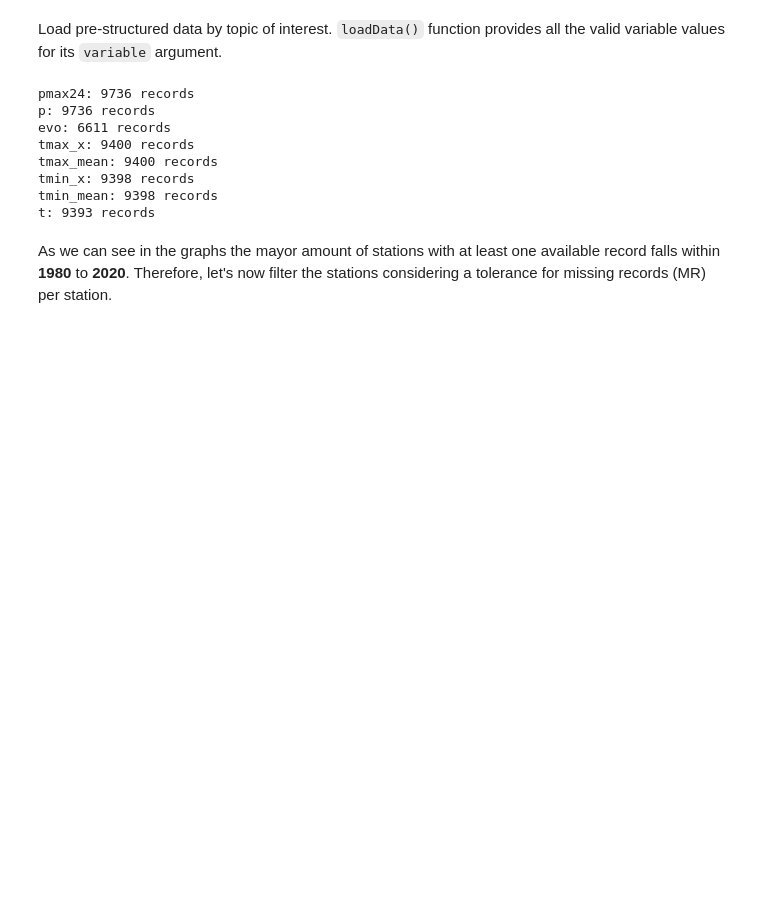
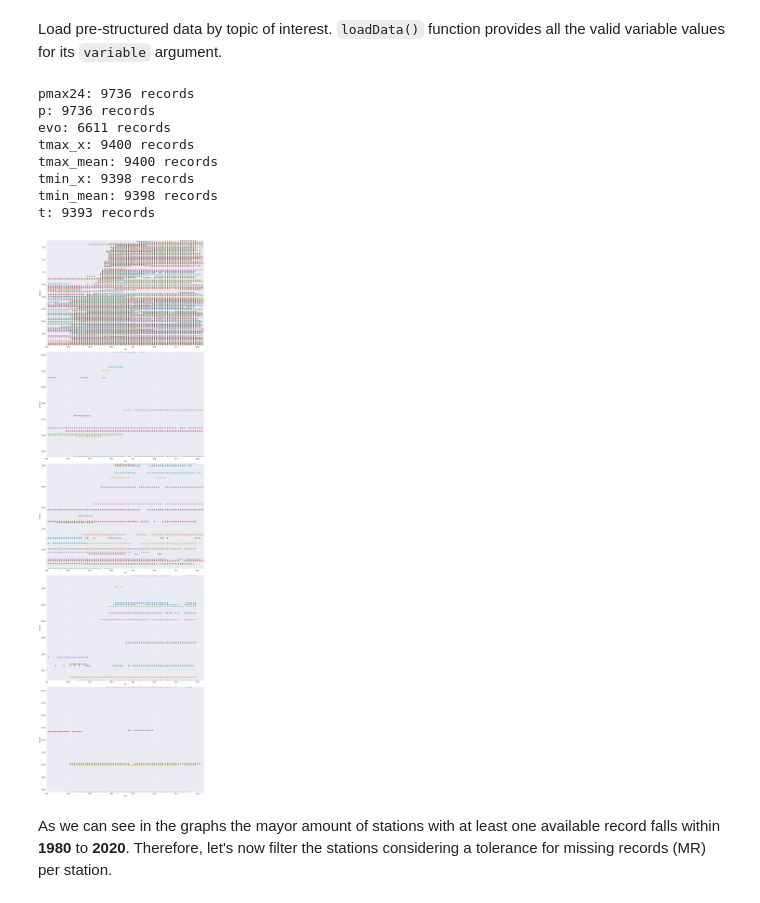
Before and after one commit to FranciscoRuiz04/NMS, a Jupyter notebook: analysis.ipynb, the cells around one changed output. Saved outputs shown, nothing was run; the diff lists cells and outputs as text; code cells hidden in the pictures; blank space fills up the shorter version.

```diff
--- a/analysis.ipynb
+++ b/analysis.ipynb
@@ -12,10 +12,10 @@ import matplotlib as mpl
 # %% [markdown]
 First, let's parse the *kml* file which has the URLs to the statistics HTML file. For that is neccessary to pass a `pd.Series` type object with the respective station points into `seekData()` function.
 # %%
-kmlFile = r'EstacionesClimatologicas\doc.kml'
-pointsFile = r'EstacionesClimatologicas\ROI.gpkg'
+kmlFile = r'KML_unzipped\doc.kml'
+pointsFile = r'Gto\stats_itrf92\stats_itrf92.shp'
 
-vectorPoints = read_file(pointsFile, layer='stats')
+vectorPoints = read_file(pointsFile)
 stats = vectorPoints.Name
 # %% [markdown]
 Now, we're going to scrape the _**xml**_ content from _**kml**_ file to get the URL that will take us to statistics HTML file for the desired period passed. Once the link has been recovered, a new folder created by default into the current working directory named **RawData** will contain one __txt__ file for each station. There will exists the same data than we could find in the **National Meteorological Service**  official web page.
@@ -49,33 +49,46 @@ t: 9393 records
 # %%
 p = monthly.loadData('p')
 
+p.year = p.year.astype('int')
+# t.year = t.year.astype('int')
+# tmin.year = tmin.year.astype('int')
+# tmax.year = tmax.year.astype('int')
+
+p.months_amount = p.months_amount.astype('int')
+# t.months_amount = t.months_amount.astype('int')
+# tmin.months_amount = tmin.months_amount.astype('int')
+# tmax.months_amount = tmax.months_amount.astype('int')
+
+p.stat = p.stat.astype('int')
 
 y_label = p.stat.unique()
 x_label = range(p.year.min(), p.year.max() + 1)
 data = pd.DataFrame({'year': p.year, 'stat':p.stat})
 
 mx, mn = y_label.max(), y_label.min()
 class1 = data.query('@mn <= stat < 12000')
 class2 = data.query('%i < stat < 16000' % class1.stat.max())
 class3 = data.query('%i < stat < 18000' % class2.stat.max())
 class4 = data.query('%i < stat < 24000' % class3.stat.max())
 class5 = data.query('%i < stat <= @mx' % class4.stat.max())
 
 plots = class1, class2, class3, class4, class5
 sb.set_style('darkgrid')
 fig, axs = plt.subplots(nrows=5, tight_layout=True)
 fig.set_size_inches(15, 50, True)
 for i,plot in enumerate(plots):
     stats = plot.stat.unique()
     for stat in stats:
         filtered = plot[plot.stat == stat]
         if not filtered.empty:
             axs[i].scatter(filtered.year, filtered.stat)
     axs[i].set_ylim(ymin=stats.min(), ymax=stats.max())
-    axs[i].set_xlim(xmin=1980, xmax=2023)
+    axs[i].set_xlim(xmin=1980, xmax=2021)
     axs[i].set_xlabel('Año')
     axs[i].set_ylabel('Estación')
 plt.show()
+# %% [output]
+[figure, added]
 # %% [markdown]
 As we can see in the graphs the mayor amount of stations with at least one available record falls within **1980** to **2020**. Therefore, let's now filter the stations considering a tolerance for missing records (MR) per station.
 # %% [markdown]
```
Also changed, not shown: parts of 7 cells of this notebook.
